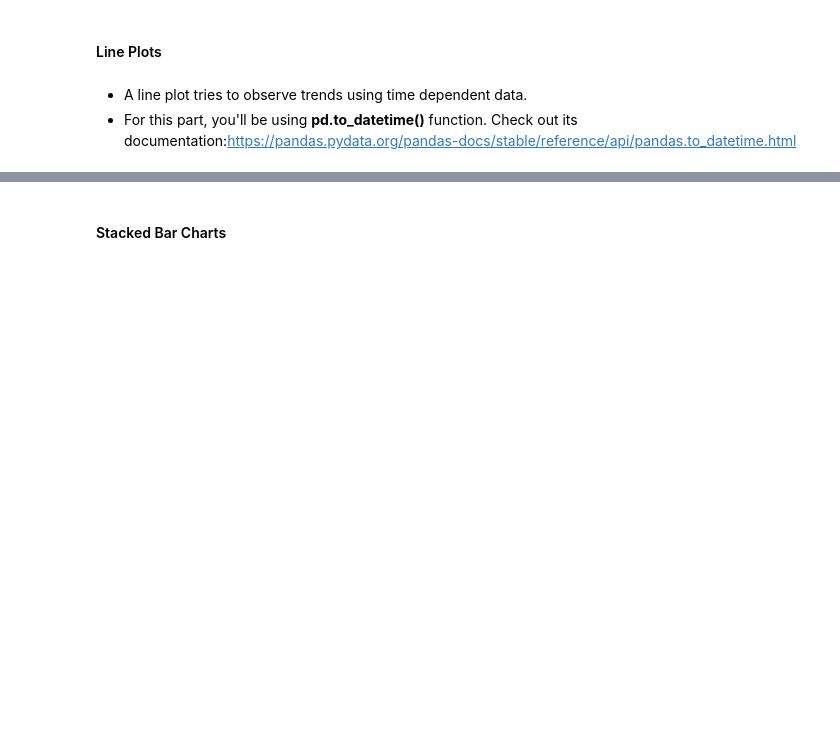
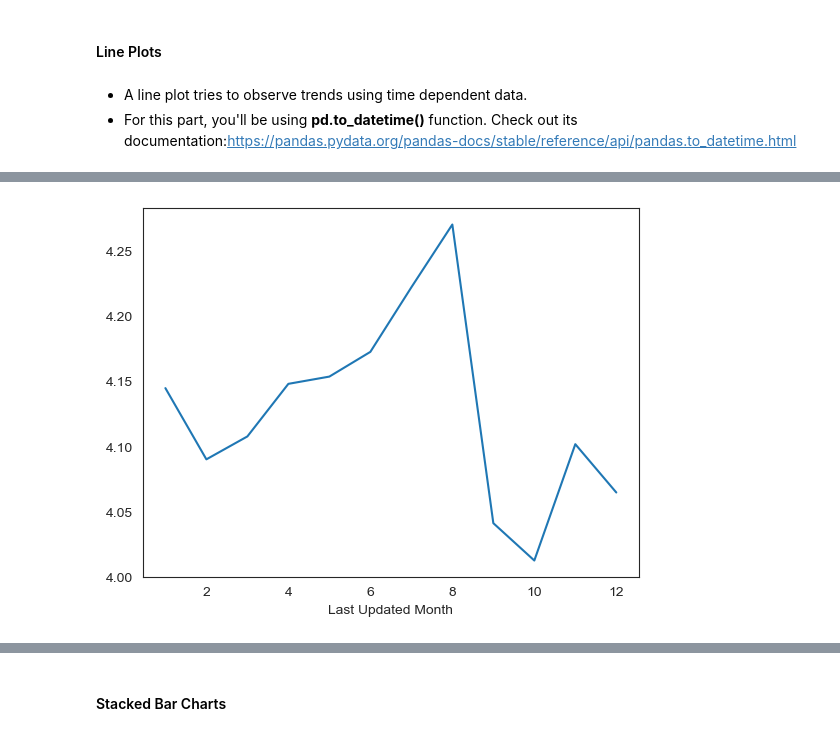
Before and after one commit to AnkitSalian/Machine_Learning_Notes, a Jupyter notebook: Data Visualization/Case Study/Case+Study+Notebook/Case Study Notebook/Data Visualisation in Python - Case Study.ipynb, the cells around one changed output, grey strips where cells are left out. Saved outputs shown, nothing was run; the diff lists cells and outputs as text; code cells hidden in the pictures; blank space fills up the shorter version.

```diff
--- a/Data Visualization/Case Study/Case+Study+Notebook/Case Study Notebook/Data Visualisation in Python - Case Study.ipynb
+++ b/Data Visualization/Case Study/Case+Study+Notebook/Case Study Notebook/Data Visualisation in Python - Case Study.ipynb
@@ -1173,5 +1257,6 @@ Heat mapsutilise the concept of using colours and colour intensities to visualis
 -  For this part, you'll be using **pd.to_datetime()** function. Check out its documentation:https://pandas.pydata.org/pandas-docs/stable/reference/api/pandas.to_datetime.html
 # %%
 ## Extract the month from the Last Updated Date
+inp1["Last Updated Month"] = pd.to_datetime(inp1["Last Updated"]).dt.month
 # %%
 ## Find the average Rating across all the months
@@ -1178,2 +1279,6 @@ Heat mapsutilise the concept of using colours and colour intensities to visualis
 # %%
 ## Plot a line graph
+inp1.groupby("Last Updated Month")["Rating"].mean().plot.line()
+plt.show()
+# %% [output]
+[figure, added]
```
Also changed, not shown: parts of 25 cells of this notebook.
